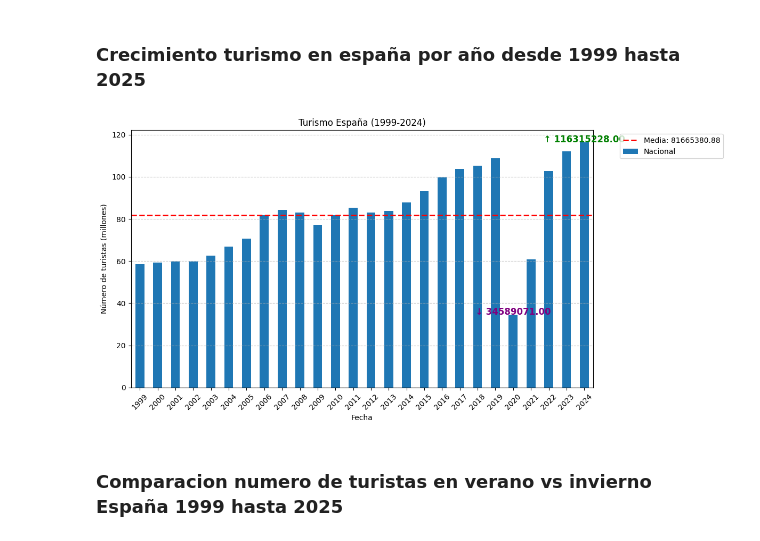
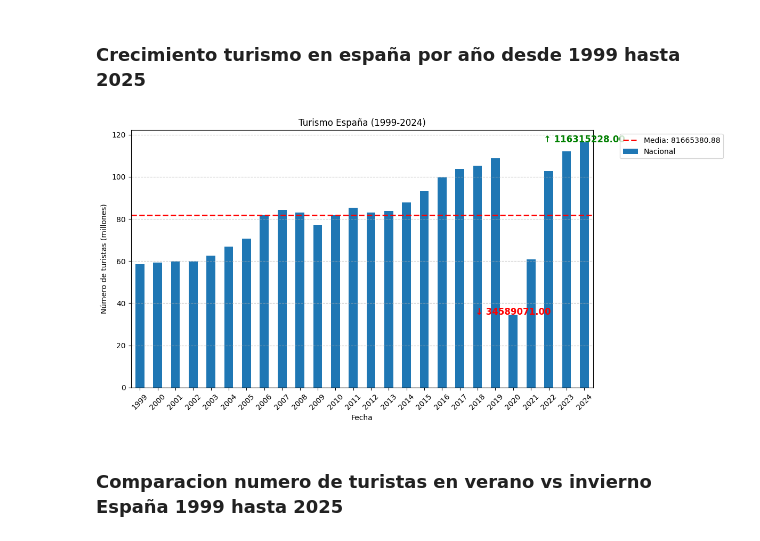
Before and after one commit to Cristianvas198/EDA_Turismo, a Jupyter notebook: src/memoria.ipynb, the cells around one changed output. Saved outputs shown, nothing was run; the diff lists cells and outputs as text; code cells hidden in the pictures.

Commit message:
Actualizacion puntos grafica

```diff
--- a/src/memoria.ipynb
+++ b/src/memoria.ipynb
@@ -298,30 +298,30 @@ def comunidades(turismo, comunidad):
 # %%
 turismo_españa.index = turismo_españa.index.to_timestamp()  # Convierte PeriodIndex a DatetimeIndex
 df_grouped = turismo_españa.groupby(turismo_españa.index.year).sum()
 df_grouped.plot(kind='bar', stacked=True, figsize=(12, 6), title="Turismo España (1999-2024)")
 media_turismo = df_grouped.values.mean()
 plt.axhline(y=media_turismo, color='red', linestyle='dashed', linewidth=2, label=f'Media: {media_turismo:.2f}')
 plt.xlabel("Fecha")
 plt.ylabel("Número de turistas (millones)")
 plt.gca().set_yticklabels([f'{int(y/1e6)}' for y in plt.gca().get_yticks()])
 plt.xticks(rotation=45)  # Rotar etiquetas del eje X para mejor legibilidad
 plt.grid(axis='y', linestyle='--', alpha=0.7)  # Líneas de guía en el eje Y
 plt.legend(bbox_to_anchor=(1.05, 1), loc='upper left')  # Mover la leyenda fuera del gráfico
 plt.tight_layout()  # Ajustar automáticamente la disposición del gráfico
 
 max_turismo = df_grouped.max().max() #sacar primero el maximo de los años y luego el maximo entre los años
 min_turismo = df_grouped.min().min() #sacar primero el minimo de los años y luego el minimo entre los años
 max_year = df_grouped[df_grouped == max_turismo].dropna(how='all').index[0] #nan
 min_year = df_grouped[df_grouped == min_turismo].dropna(how='all').index[0] #nan
 years = df_grouped.index.astype(str) #Convertir indice en str para graficas
 plt.text(years.get_loc(str(max_year)), max_turismo, f'↑ {max_turismo:.2f}', color='green', fontsize=12, fontweight='bold', ha='center') #Colocacion del punto maximo
-plt.text(years.get_loc(str(min_year)), min_turismo, f'↓ {min_turismo:.2f}', color='purple', fontsize=12, fontweight='bold', ha='center') #Colocacion del punto minimo
+plt.text(years.get_loc(str(min_year)), min_turismo, f'↓ {min_turismo:.2f}', color='red', fontsize=12, fontweight='bold', ha='center') #Colocacion del punto minimo
 
 
 
 plt.show()
 # %% [output]
-[figure, old version]
+[figure, new version]
 # %% [markdown]
 ### Comparacion numero de turistas en verano vs invierno España 1999 hasta 2025
 # %%
```
Also changed, not shown: parts of 1 cell of this notebook, 2 other files.
